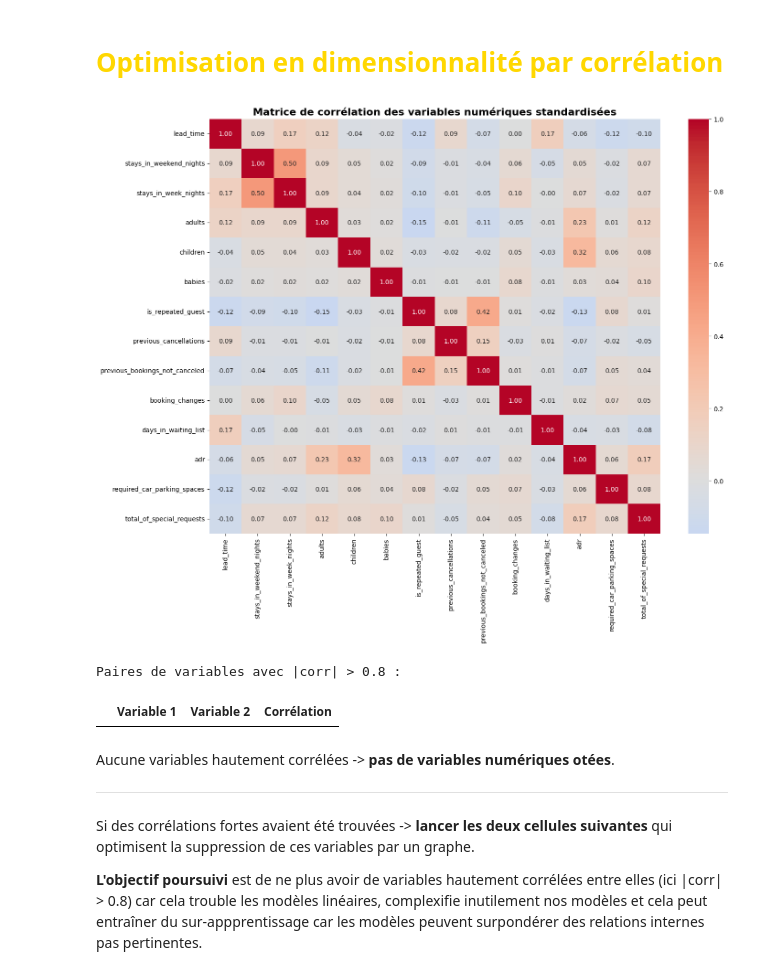
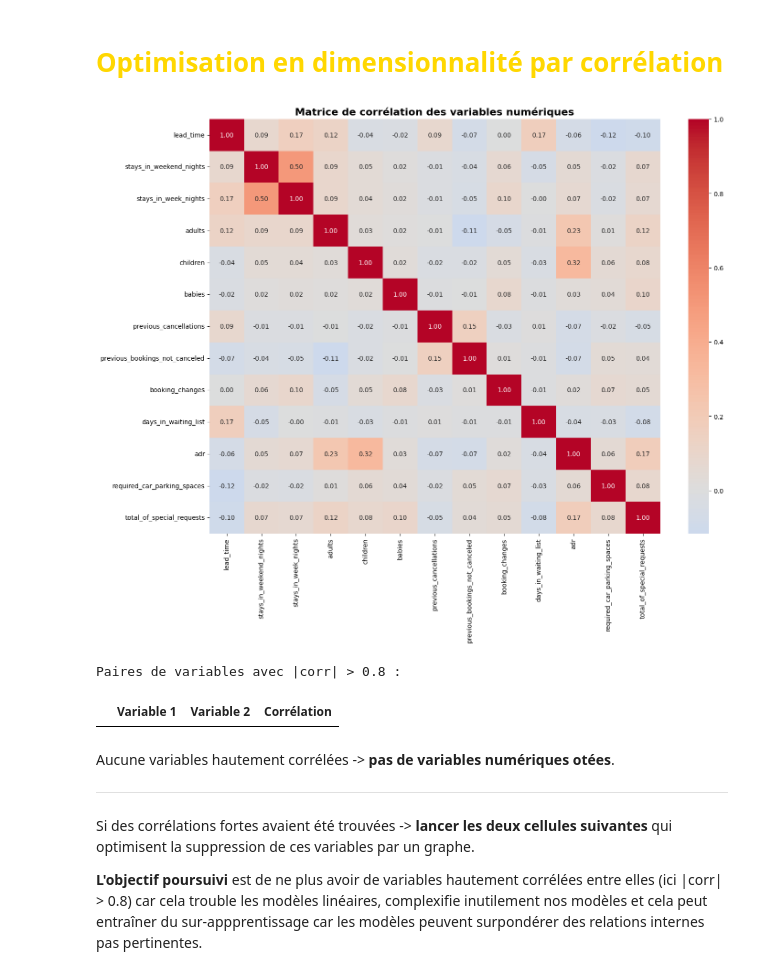
Before and after one commit to nicolaselouan/Hotel-reservation, a Jupyter notebook: AAA.ipynb, the cells around one changed output. Cells and saved outputs as stored; diff of their text form; code cells hidden in the pictures.

```diff
--- a/AAA.ipynb
+++ b/AAA.ipynb
@@ -24,9 +36,9 @@ import xgboost as xgb
 import pandas as pd
 import gc
 # %%
-#Importation des données
+#Importation des données de notre dataset composé de 119 390 lignes et 31 variables prédictives
 
-chemin_fichier = r"C:\Users\gwelo\OneDrive\Documents\3A\UE D\hotel_bookings.csv"
+chemin_fichier = "https://raw.githubusercontent.com/nicolaselouan/Hotel-reservation/master/hotel_bookings.csv"
 df = pd.read_csv(chemin_fichier, sep=',', encoding='utf-8')
 
 df.info()
@@ -144,4 +157,10 @@ Name: count, dtype: int64
 # %%
+#Dans cette cellule, on va afficher les principales informations de nos variables numériques.
+#On va afficher ainsi un tableau contenant :
+#Dans la 1ère colonne : le nombre de lignes où la variable prend une valeur autre que 0 (sur les 119 390 lignes au total)
+#Dans la 2ème colonne : le nombre de valeurs uniques prises par la variable
+#Dans la 3ème colonne : les valeurs des variables les plus occurrentes avec leurs occurrences (dictionnaire où les clés sont les valeurs de la variables et les valeurs le nombre d'occurrences de cette valeur)
+
 num_cols = df.select_dtypes(include=["int64", "float64"]).columns
 
 pd.set_option("display.max_rows", 500)
@@ -153,21 +172,13 @@ resume_global = {}
 for col in num_cols:
     valeurs_pos = df[df[col] > 0][col]
 
-    if valeurs_pos.empty:
-        resume_global[col] = "Aucune valeur > 0"
-        continue
-
     counts = valeurs_pos.value_counts().sort_index()
     total_lignes_pos = counts.sum()
     nb_valeurs_uniques = counts.shape[0]
 
     top_counts = counts.head(10)
 
-    resume_global[col] = {
-        "Nb_lignes>0": int(total_lignes_pos),
-        "Nb_valeurs_uniques>0": int(nb_valeurs_uniques),
-        "Top_valeurs>0": top_counts.to_dict()
-    }
+    resume_global[col] = {"Nb_lignes>0": int(total_lignes_pos),"Nb_valeurs_uniques>0": int(nb_valeurs_uniques),"Top_valeurs>0": top_counts.to_dict()}
 
 resume_df = pd.DataFrame(resume_global).T
 display(resume_df)
@@ -305,26 +264,33 @@ Name: count, dtype: int64
 # %% [markdown]
 <h1 style="color:gold;">Optimisation en dimensionnalité par corrélation</h1>
 # %%
-colonnes_numeriques = [col for col in df_num_scaled.columns if col != "room_satisfaction"]
+#Afin de dédimensionnaliser au maximum notre problème et pour éviter le surapprentissage engendré du fait de variables hautement corrélées entre elles, on va afficher la matrice de corrélation de nos variables numériques puis
+#enlever de notre dataset les variables trop corrélées entre elles.
 
+#Un des défauts de l'optimisation en dimensionnalité par corrélation est de n'être applicable qu'aux variables numériques continues (c'est dû à la corrélation de Pearson).
+#Par conséquent, on filtre les variables sur lesquels on va pouvoir appliquer cette optimisation en soustrayant les variables binaires qui seront de fait conservés par défaut dans l'entrée finale du modèle
+colonnes_numeriques = [col for col in df_num_scaled.columns if df_num_scaled[col].nunique() > 2]
+
+#On calcule la matrice de corrélation de ces variables numériques continues
 matrice_correlation = df_num_scaled[colonnes_numeriques].corr()
 
 plt.figure(figsize=(15, 12))
 sns.heatmap(matrice_correlation, annot=True, fmt=".2f", cmap="coolwarm", center=0)
-plt.title("Matrice de corrélation des variables numériques standardisées", fontsize=16, weight='bold')
+plt.title("Matrice de corrélation des variables numériques", fontsize=16, weight='bold')
 plt.tight_layout()
 plt.show()
 
-correlation_forte = (matrice_correlation.where(np.triu(np.ones(matrice_correlation.shape), k=1).astype(bool))
-                     .stack()
-                     .reset_index())
+#On filtre notre matrice de corrélation pour ne garder que les éléments de la partie triangulaire supérieure de la matrice afin d’exclure les doublons de corrélation
+correlation_forte = (matrice_correlation.where(np.triu(np.ones(matrice_correlation.shape), k=1).astype(bool)).stack().reset_index())
 correlation_forte.columns = ['Variable 1', 'Variable 2', 'Corrélation']
+
+#On ne conserve que les paires de corrélation à forte valeur, ici on a mis |cor| > 0.8. On peut ajuster dans l'intervalle [0.7, 1[ selon le nombre de variables que l'on souhaite obtenir au final.
 correlation_forte = correlation_forte[correlation_forte['Corrélation'].abs() > 0.8]
 
 print("Paires de variables avec |corr| > 0.8 :")
 display(correlation_forte.sort_values(by='Corrélation', key=abs, ascending=False))
 # %% [output]
-[figure, old version]
+[figure, new version]
 Paires de variables avec |corr| > 0.8 :
 |  | Variable 1 | Variable 2 | Corrélation |
 # %% [markdown]
```
Also changed, not shown: parts of 11 cells of this notebook.
